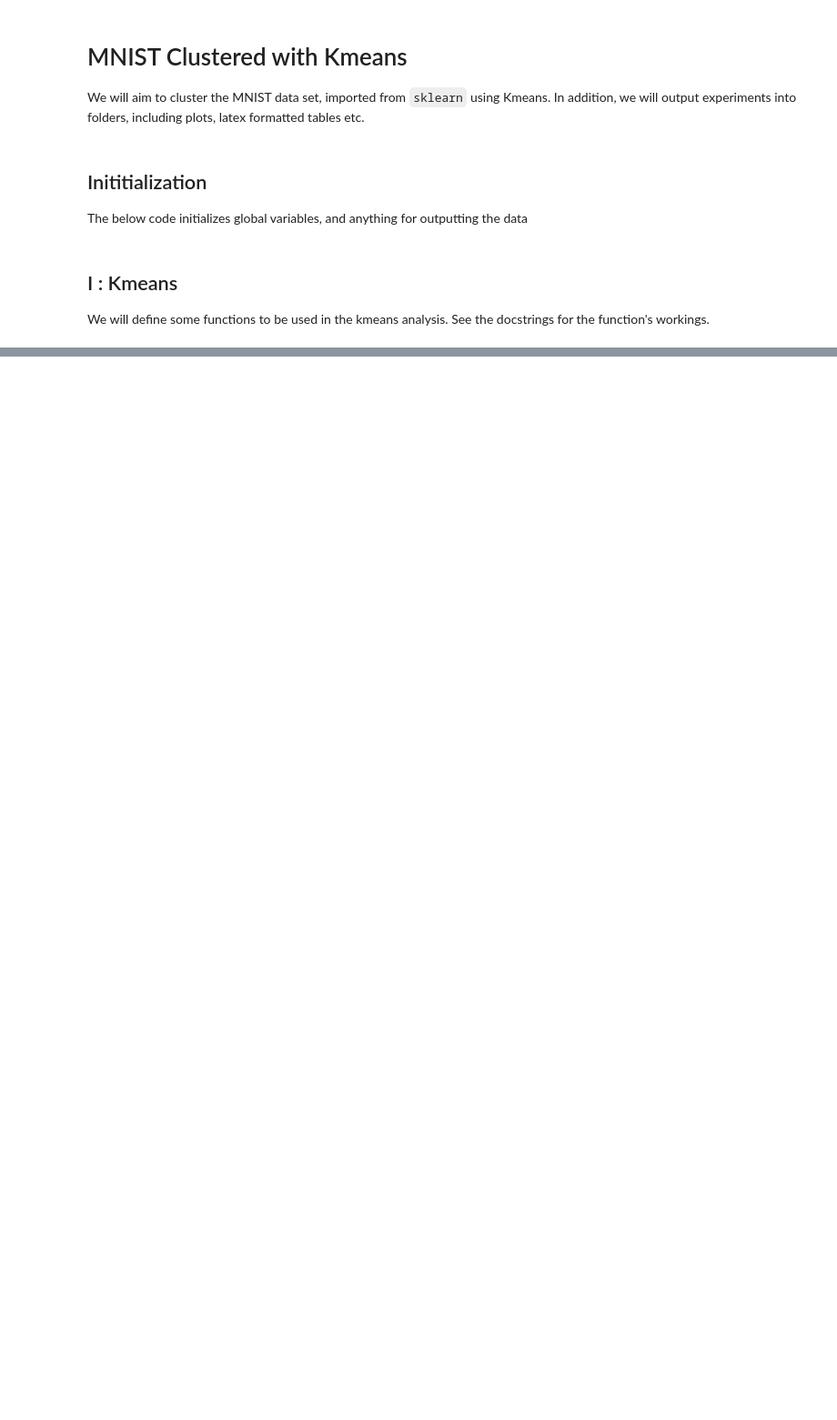
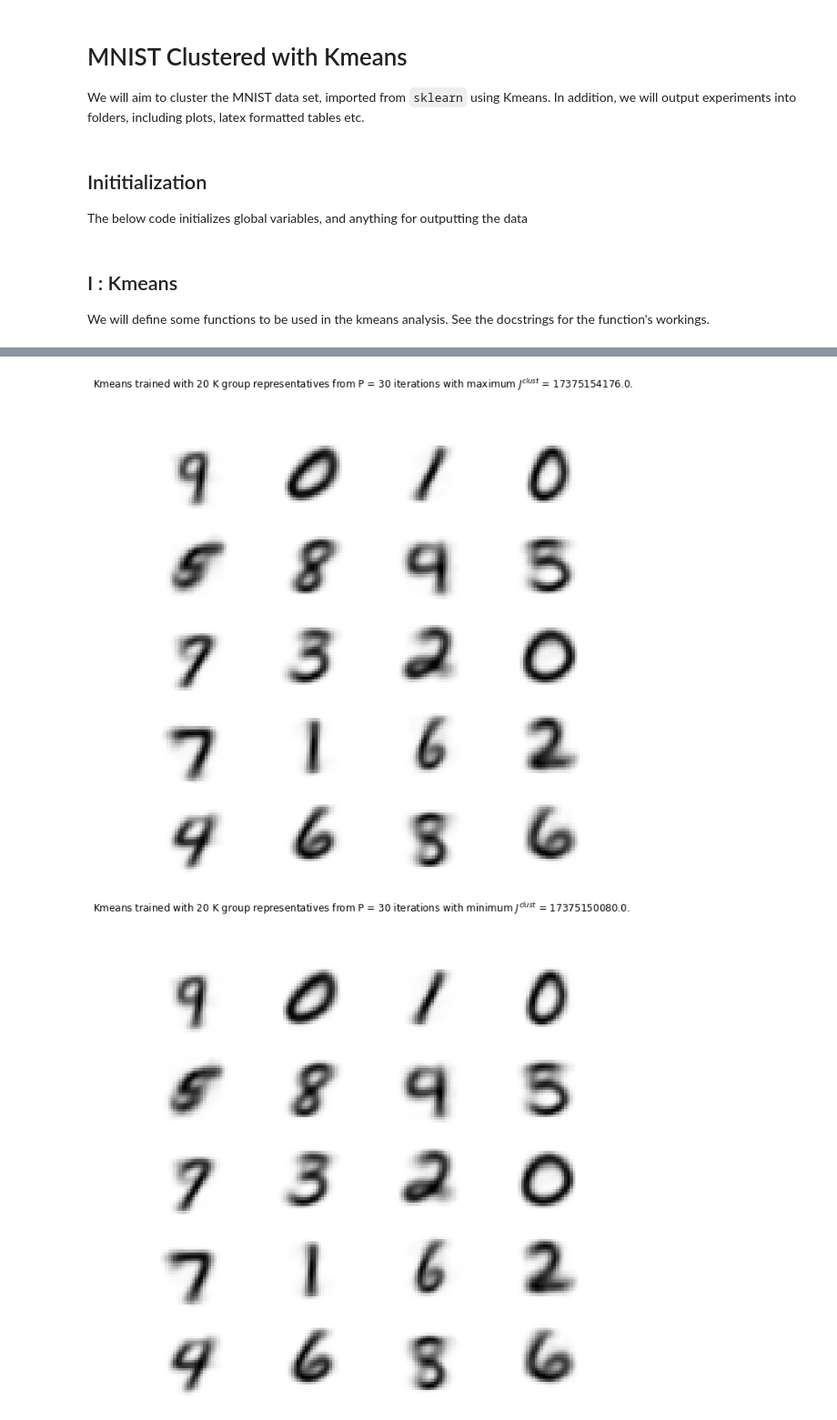
Before and after one commit to cboin1996/KmeansRegrets, a Jupyter notebook: machinerylearning.ipynb, the cells around one changed output, grey strips where cells are left out. Shown at 91% size. Cells and saved outputs as stored; diff of their text form; code cells hidden in the pictures; blank space fills up the shorter version.

```diff
--- a/machinerylearning.ipynb
+++ b/machinerylearning.ipynb
@@ -122,0 +202,68 @@ df = pd.read_csv(park_data_fpath)
+# %%
+experiment_configuration = [(20, 30), (10, 20), (5, 10)]
+# experiment_configuration = [(5, 2), (5, 2), (5, 2)] # uncomment for fast output for testing
+exeriment_timestamp = datetime.datetime.now().strftime("%Y-%m-%d_%H-%M-%S")
+kmeans_experiment_dir = os.path.join(root, kmeans_dir, exeriment_timestamp)
+os.mkdir(kmeans_experiment_dir)
+max_inertias = []
+min_inertias = []
+for k, n_iter in experiment_configuration:
+    inertias = []
+    gr_assign_idx_list = []
+    k_gr_rep_list = []
+    print(f"Launching.. experiment w/ k value '{k}' @ {n_iter} iterations")
+    for i in range(n_iter):
+        gr_assign_idxs, k_gr_reps, inertia = kmeans_experiment(mnist_train_features, k)
+        gr_assign_idx_list.append(gr_assign_idxs)
+        k_gr_rep_list.append(k_gr_reps)
+        inertias.append(inertia)
+        print(f"Iter {i}:\n\t k = '{k}'\n\t jclust = {inertia}")
+
+    max_inertia = max(inertias)
+    min_inertia = min(inertias)
+
+    max_inertia_idx = inertias.index(max_inertia)
+    min_inertia_idx = inertias.index(min_inertia)
+    gr_assign_idx_max = gr_assign_idx_list[max_inertia_idx]
+    gr_assign_idx_min = gr_assign_idx_list[min_inertia_idx]
+    k_gr_rep_max = k_gr_rep_list[max_inertia_idx]
+    k_gr_rep_min = k_gr_rep_list[min_inertia_idx]
+    ncols = int(k/5)
+    nrows = int(k/ncols)
+    plt_title_templt = "Kmeans trained with %s K group representatives from P = %s iterations with %s $J^{clust}$ = %s."
+    output_figname_templt = "%sJ_k%s_p%s"
+    plt_title_max = plt_title_templt % (k, n_iter, "maximum", max_inertia)
+    max_output_fname = os.path.join(kmeans_experiment_dir, output_figname_templt % ("max", k, n_iter))
+    visualize_mnist(features=k_gr_rep_max, nrows=nrows, ncols=ncols, shape=(-1, 28, 28), title=plt_title_max, save_path=max_output_fname)
+
+    plt_title_min = plt_title_templt % (k, n_iter, "minimum", min_inertia)
+    min_output_fname = os.path.join(kmeans_experiment_dir, output_figname_templt % ("min", k, n_iter))
+    visualize_mnist(features=k_gr_rep_min, nrows=nrows, ncols=ncols, shape=(-1, 28, 28), title=plt_title_min, save_path=min_output_fname)
+
+    # Find the nearest 10 data points to each of the k group representatives
+    max_nearest_title_anchor = "\nfor " + plt_title_templt % (k, n_iter, "maximum", max_inertia)
+    max_fname_base = output_figname_templt % ("max", k, n_iter)
+    compare_nearest_points_to_reps(mnist_train_features, k_gr_rep_max, n_nearest=10, out_path=kmeans_experiment_dir,
+                                   fname_base=max_fname_base, title_anchor=max_nearest_title_anchor)
+
+    min_nearest_title_anchor = "\nfor " + plt_title_templt % (k, n_iter, "minimum", min_inertia)
+    min_fname_base = output_figname_templt % ("min", k, n_iter)
+    compare_nearest_points_to_reps(mnist_train_features, k_gr_rep_min, n_nearest=10, out_path=kmeans_experiment_dir,
+                                   fname_base=min_fname_base, title_anchor=min_nearest_title_anchor)
+
+    # append info for plotting j_clusts trend for max and min per k and experiment values
+    max_inertias.append(max_inertia)
+    min_inertias.append(min_inertia)
+
+xvals = np.arange(len(max_inertias))
+plt.figure()
+plt.plot(xvals, max_inertias, color='blue', label="Maximum values of $J^{clust}$")
+plt.plot(xvals, min_inertias, color='red', label="Minimum values of $J^{clust}$")
+plt.ylabel("$J^{clust}$ (inertia)")
+plt.xticks(xvals, experiment_configuration, rotation=45)
+plt.xlabel("Experiment Configuration in format (k, no. iterations)")
+plt.title("Observed $J^{clust}$ values obtained from training kmeans \nalgorithm with various experiment configurations.\n")
+plt.legend()
+plt.tight_layout()
+plt.savefig(os.path.join(kmeans_experiment_dir, 'j_clust_vs_exp_conf'), facecolor='white')
+# %% [output]
@@ -122,0 +287,2 @@ df = pd.read_csv(park_data_fpath)
+[figure, added]
+[figure, added]
```
Also changed, not shown: parts of 20 cells of this notebook, 5 other files.
